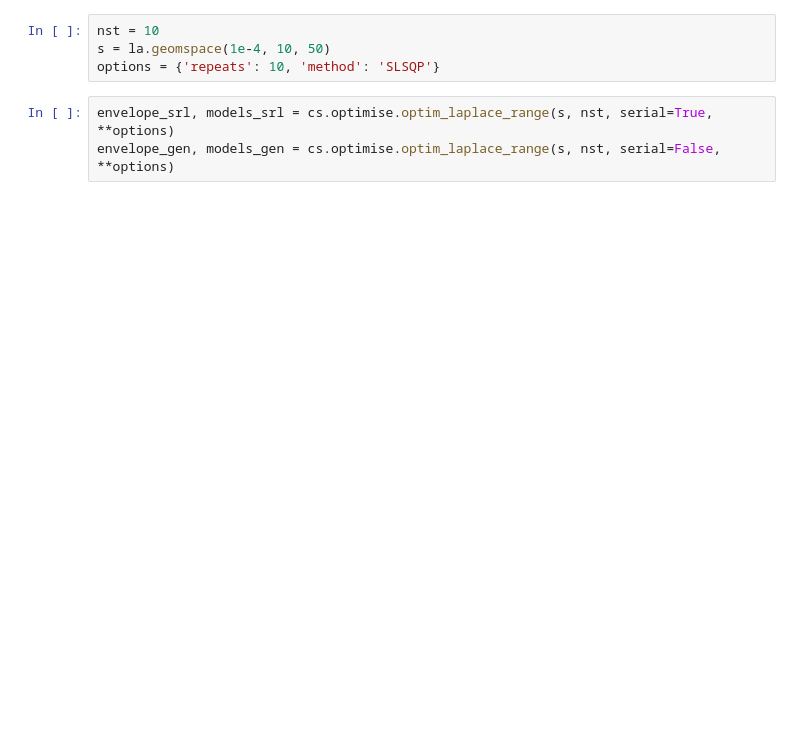
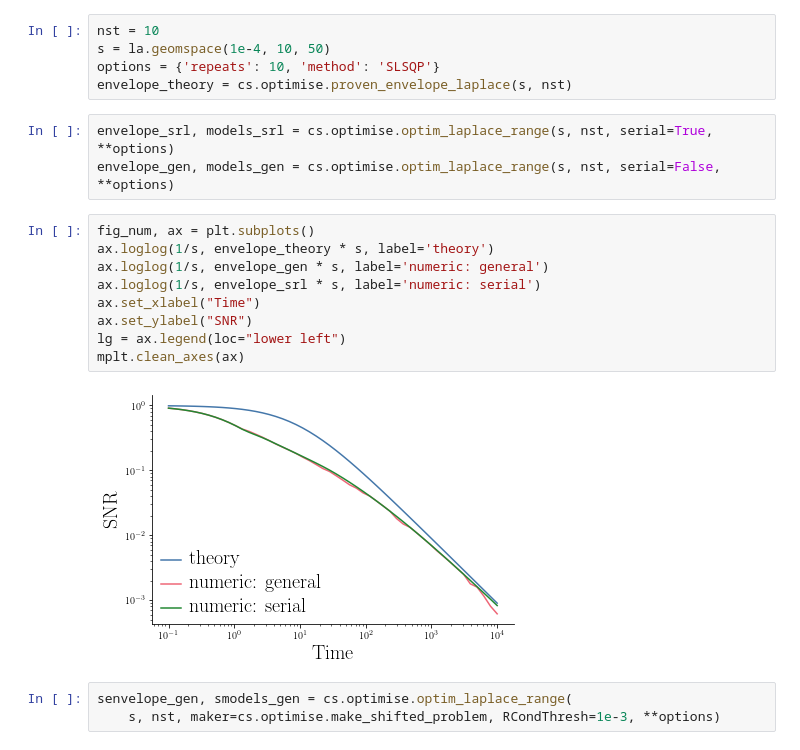
Before and after one commit to ganguli-lab/Complex_Synapse, a Jupyter notebook: Code/Python/plots.ipynb, the cells around one changed output. Cells and saved outputs as stored; diff of their text form; blank space fills up the shorter version.

```diff
--- a/Code/Python/plots.ipynb
+++ b/Code/Python/plots.ipynb
@@ -35,7 +40,22 @@ mplt.clean_axes(ax)
 nst = 10
 s = la.geomspace(1e-4, 10, 50)
 options = {'repeats': 10, 'method': 'SLSQP'}
+envelope_theory = cs.optimise.proven_envelope_laplace(s, nst)
 # %%
 envelope_srl, models_srl = cs.optimise.optim_laplace_range(s, nst, serial=True, **options)
 envelope_gen, models_gen = cs.optimise.optim_laplace_range(s, nst, serial=False, **options)
+# %%
+fig_num, ax = plt.subplots()
+ax.loglog(1/s, envelope_theory * s, label='theory')
+ax.loglog(1/s, envelope_gen * s, label='numeric: general')
+ax.loglog(1/s, envelope_srl * s, label='numeric: serial')
+ax.set_xlabel("Time")
+ax.set_ylabel("SNR")
+lg = ax.legend(loc="lower left")
+mplt.clean_axes(ax)
+# %% [output]
+[figure, added]
+# %%
+senvelope_gen, smodels_gen = cs.optimise.optim_laplace_range(
+    s, nst, maker=cs.optimise.make_shifted_problem, RCondThresh=1e-3, **options)
 # %%
```
Also changed, not shown: parts of 16 cells of this notebook, 7 other files.
